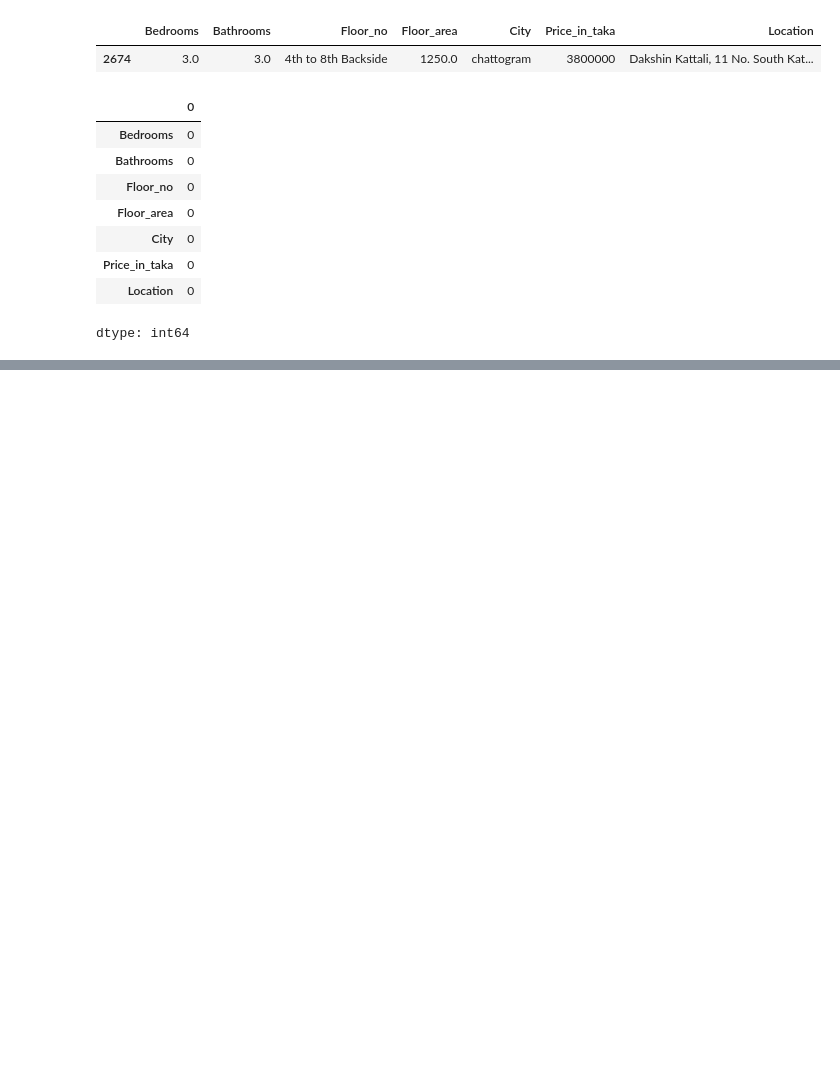
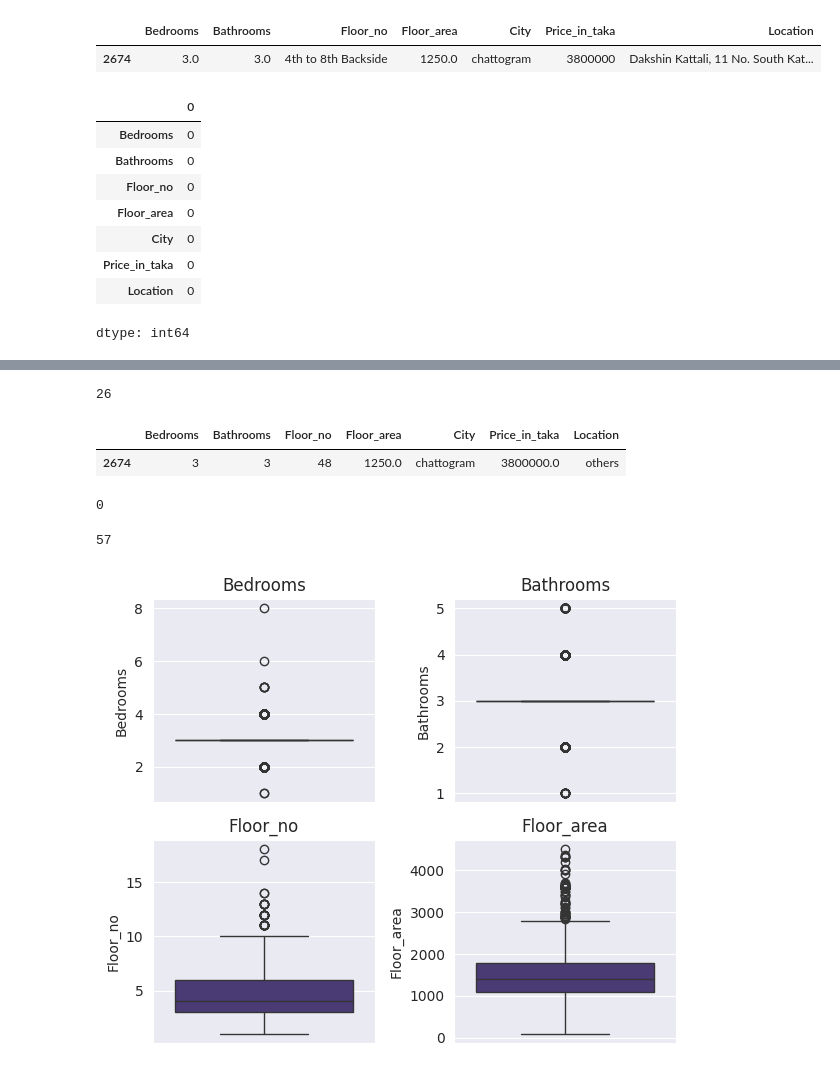
Before and after one commit to shemanto27/End-to-End-BD-House-Price-Prediction, a Jupyter notebook: BD_House_Price_Prediction.ipynb, the cells around one changed output, grey strips where cells are left out. Cells and saved outputs as stored; diff of their text form; code cells hidden in the pictures; blank space fills up the shorter version.

```diff
--- a/BD_House_Price_Prediction.ipynb
+++ b/BD_House_Price_Prediction.ipynb
@@ -334,0 +524,49 @@ dtype: int64
+# %%
+bathroom_more_then_5 = df[df['Bathrooms'] > 5]
+len(bathroom_more_then_5)
+# %% [output]
+26
+# %%
+df.drop(df[df['Bathrooms'] > 5].index, inplace=True)
+# %%
+extreme_floor = df[df['Floor_no']>20]
+extreme_floor
+# %% [output]
+|  | Bedrooms | Bathrooms | Floor_no | Floor_area | City | Price_in_taka | Location |
+| 2674 | 3 | 3 | 48 | 1250.0 | chattogram | 3800000.0 | others |
+# %%
+df.drop(df[df['Floor_no']>20].index, inplace=True)
+# %%
+len(df[df['Floor_no']>20])
+# %% [output]
+0
+# %%
+extreme_floor_area = df[df['Floor_area']>4500]
+len(extreme_floor_area)
+# %% [output]
+57
+# %%
+df.drop(df[df['Floor_area']>4500].index, inplace=True)
+# %%
+
+# Create the subplots
+fig, axes = plt.subplots(2, 2, figsize=(6, 5))
+
+# Plot boxplots for each feature
+sns.boxplot(ax=axes[0, 0], y=df['Bedrooms'])
+axes[0, 0].set_title('Bedrooms')
+
+sns.boxplot(ax=axes[0, 1], y=df['Bathrooms'])
+axes[0, 1].set_title('Bathrooms')
+
+sns.boxplot(ax=axes[1, 0], y=df['Floor_no'])
+axes[1, 0].set_title('Floor_no')
+
+sns.boxplot(ax=axes[1, 1], y=df['Floor_area'])
+axes[1, 1].set_title('Floor_area')
+
+# Adjust layout and display the plot
+plt.tight_layout()
+plt.show()
+# %% [output]
+[figure, added]
```
Also changed, not shown: parts of 38 cells of this notebook.
